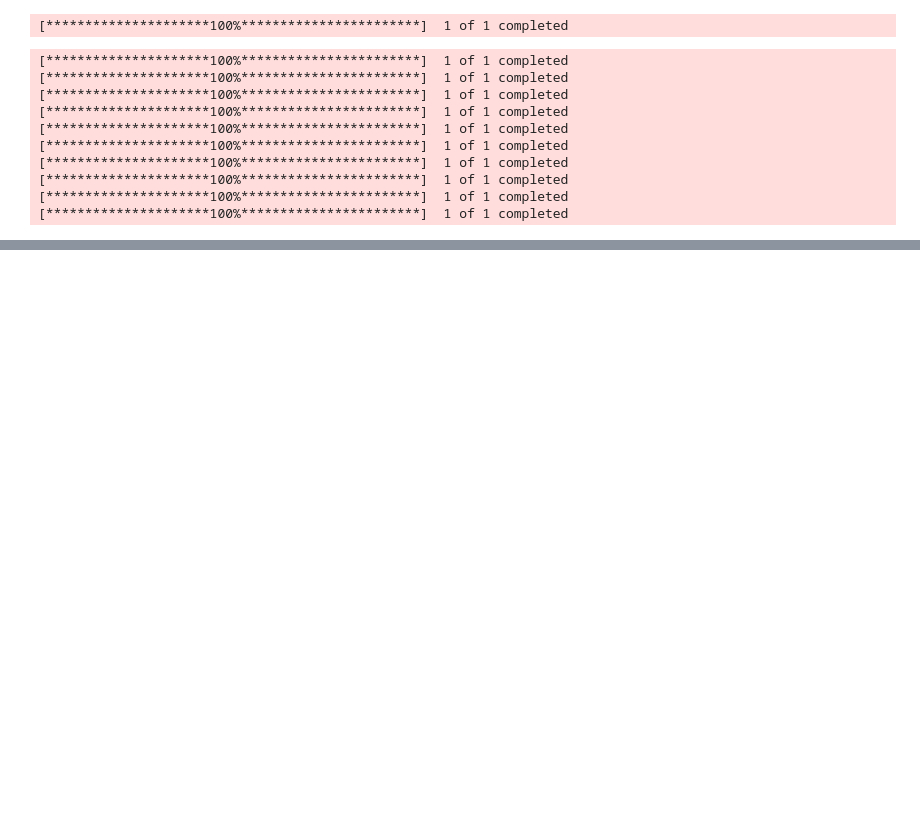
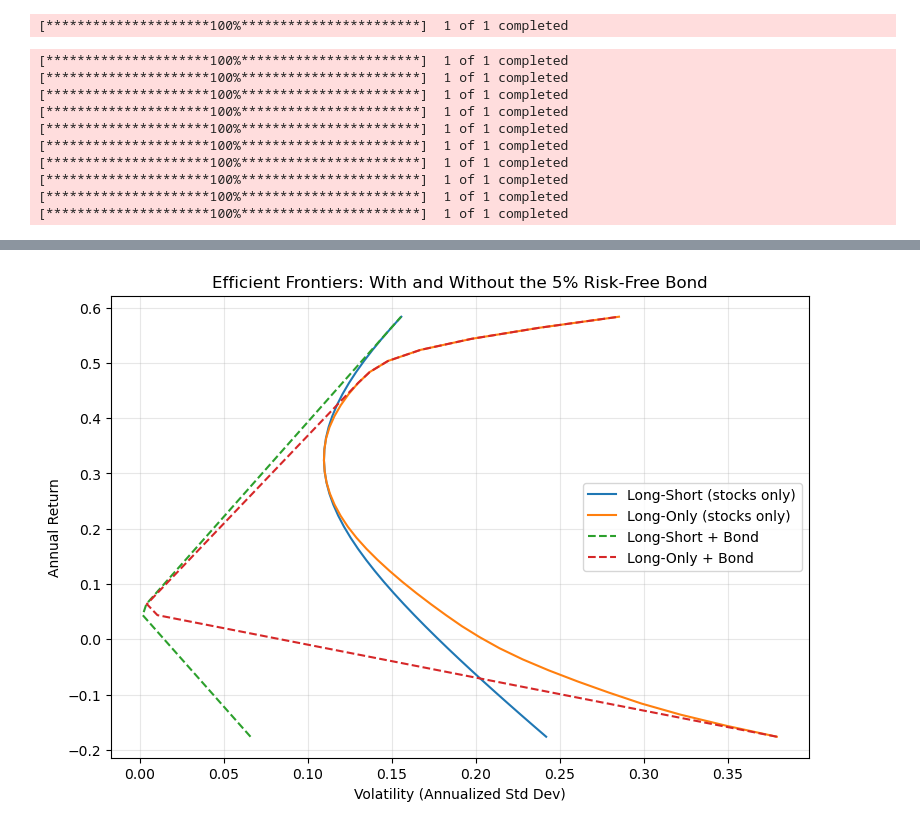
Before and after one commit to RishiKumar0897/MGT4067, a Jupyter notebook: Submission1.ipynb, the cells around one changed output, grey strips where cells are left out. Drawn from its saved outputs; the diff is of its cells as text; code cells hidden in the pictures; blank space fills up the shorter version.

```diff
--- a/Submission1.ipynb
+++ b/Submission1.ipynb
@@ -155,0 +283,15 @@ ls_frontier_df = pd.DataFrame({
+# %%
+plt.figure(figsize=(9, 6))
+plt.plot(short_frontier['Volatility'], short_frontier['Return'], label='Long-Short (stocks only)', color='tab:blue')
+plt.plot(long_frontier['Volatility'], long_frontier['Return'], label='Long-Only (stocks only)', color='tab:orange')
+plt.plot(short_bond['Volatility'], short_bond['Return'], label='Long-Short + Bond', color='tab:green', linestyle='--')
+plt.plot(long_bond['Volatility'], long_bond['Return'], label='Long-Only + Bond', color='tab:red', linestyle='--')
+
+plt.xlabel('Volatility (Annualized Std Dev)')
+plt.ylabel('Annual Return')
+plt.title('Efficient Frontiers: With and Without the 5% Risk-Free Bond')
+plt.legend()
+plt.grid(alpha=0.3)
+plt.show()
+# %% [output]
+[figure, added]
```
Also changed, not shown: parts of 23 cells of this notebook.
